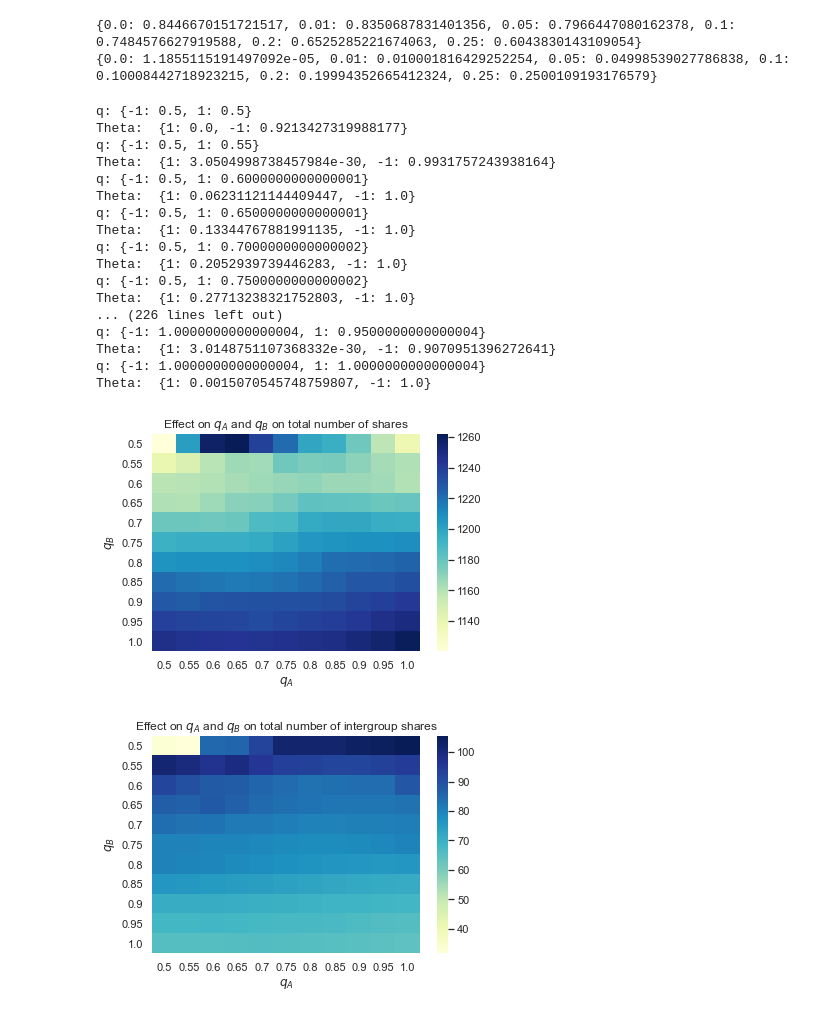
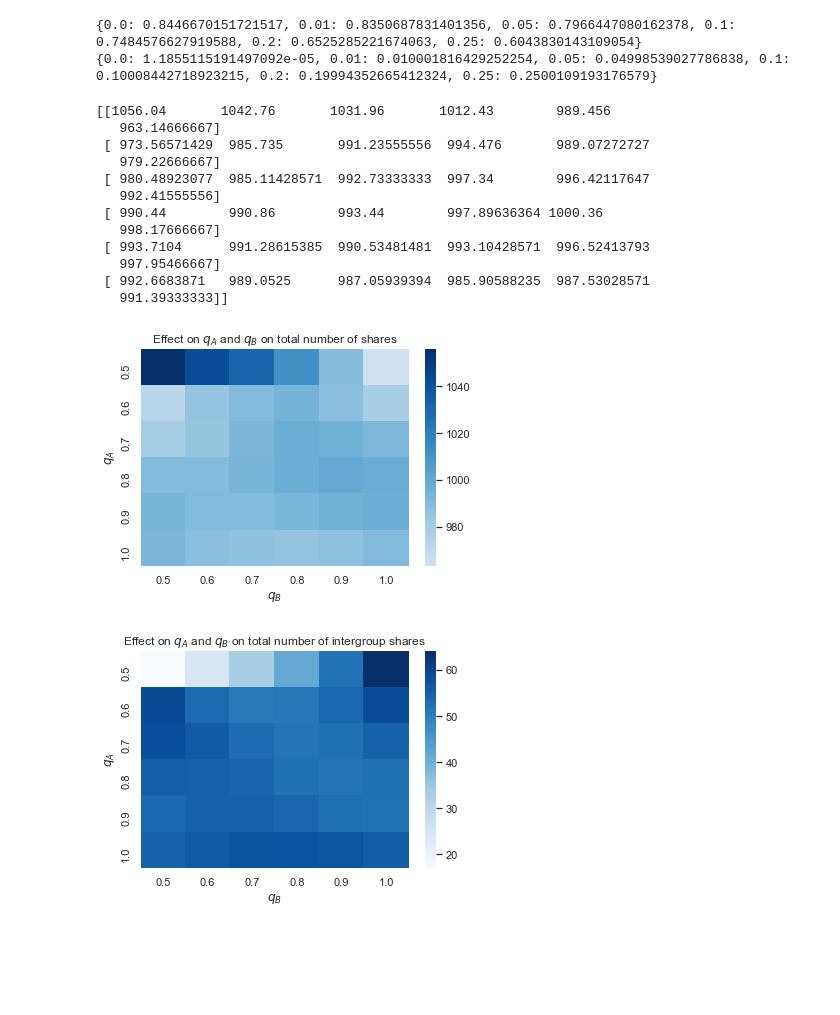
Before and after one commit to jfinocchiaro/long-term-fair-mdps, a Jupyter notebook: political-influence/analysis.ipynb, the cells around one changed output. Drawn from its saved outputs; the diff is of its cells as text; code cells hidden in the pictures; blank space fills up the shorter version.

Commit message:
Pickling heatmap data and generating figures

```diff
--- a/political-influence/analysis.ipynb
+++ b/political-influence/analysis.ipynb
@@ -340,9 +340,10 @@ print(theta_B)
 # %%
 import numpy as np
 import seaborn as sns
+import pickle as pkl
 
 #heatmap varying q_A and q_B
-num_trials = 20
+num_trials = 25
 M = 10000
 pi= {-1: 0.5, 1: 0.5}
 
@@ -353,15 +354,11 @@ v = {( 1,  1):   2000.,
      (-1,  1):   500.,
      ( 1, -1):   500.,
      (-1, -1):   2000. }
-#beta_dist = {(1,1) : (0.9541492709534125, 1.345006644515015),
-#                    (-1,1) : (0.1822515775580026, 2.7574965182522644),
-#                    (1,-1) : (0.09576097403924465, 3.09136619146736),
-#                    (-1,-1): (0.8828729918440646, 1.6247070146941363)}
 
-beta_dist = {(1,1) : (1., 1.),
-                    (-1,1) : (1., 1.),
-                    (1,-1) : (1., 1.),
-                    (-1,-1): (1., 1.)}
+beta_dist = {(1,1) : (1., 9.),
+                    (-1,1) : (1., 29.),
+                    (1,-1) : (1., 29.),
+                    (-1,-1): (1., 9.)}
 
 P = {}
 for a in [-1,1]:
@@ -378,53 +375,55 @@ data = np.zeros((n,n))
 ig_data = np.zeros((n,n))
 
 
+
+
 for k,q_A in enumerate(np.arange(0.5, 1.01, step=st)):
     for j,q_B in enumerate(np.arange(0.5, 1.01, step=st)):
         q = {-1: q_A, 1: q_B}
-        print('q: ' + str(q))
+        #print('q: ' + str(q))
         theta_fair = platform_opt.opt_constrained(pi, q, T, epsilon,c,v,beta_dist, exposure_e=0.0)
-        print('Theta:  ' + str(theta_fair))
+        #print('Theta:  ' + str(theta_fair))
         for i in range(num_trials):
             players_in_model_fair, shown_d_fair, click_d_fair, share_d_fair = sims.runModel(theta_fair, T, pi, M, P, beta_dist, v,c,q)
             share_list.append(sum([share_d_fair[key] for key in share_d_fair.keys()]))
             ig_share_list.append(sum([share_d_fair[key] for key in share_d_fair.keys() if key[0] == -key[1]]))
 
+        #print('q_A: ' + str(q_A) + '\t q_B: ' + str(q_B) + '\t val' + str(np.mean(share_list)))
+
         data[k,j] = np.mean(share_list)
         ig_data[k,j] = np.mean(ig_share_list)
-# %% [output]
-q: {-1: 0.5, 1: 0.5}
-Theta:  {1: 0.0, -1: 0.9213427319988177}
-q: {-1: 0.5, 1: 0.55}
-Theta:  {1: 3.0504998738457984e-30, -1: 0.9931757243938164}
-q: {-1: 0.5, 1: 0.6000000000000001}
-Theta:  {1: 0.06231121144409447, -1: 1.0}
-q: {-1: 0.5, 1: 0.6500000000000001}
-Theta:  {1: 0.13344767881991135, -1: 1.0}
-q: {-1: 0.5, 1: 0.7000000000000002}
-Theta:  {1: 0.2052939739446283, -1: 1.0}
-q: {-1: 0.5, 1: 0.7500000000000002}
-Theta:  {1: 0.27713238321752803, -1: 1.0}
-... (226 lines left out)
-q: {-1: 1.0000000000000004, 1: 0.9500000000000004}
-Theta:  {1: 3.0148751107368332e-30, -1: 0.9070951396272641}
-q: {-1: 1.0000000000000004, 1: 1.0000000000000004}
-Theta:  {1: 0.0015070545748759807, -1: 1.0}
 # %%
 #fig, (ax1,ax2) = plt.subplots(1,2)
 sns.set()
-ax = sns.heatmap(data,cmap="YlGnBu", xticklabels=[np.round(x,2) for x in np.arange(0.5, 1.01, step=st)], yticklabels=[np.round(x,2) for x in np.arange(0.5, 1.01, step=st)])
+print(data)
+ax = sns.heatmap(data,cmap="Blues", center=data[2,3], xticklabels=[np.round(x,2) for x in np.arange(0.5, 1.01, step=st)], yticklabels=[np.round(x,2) for x in np.arange(0.5, 1.01, step=st)])
+
 plt.title("Effect on $q_A$ and $q_B$ on total number of shares")
-plt.xlabel("$q_A$")
-plt.ylabel("$q_B$")
+plt.xlabel("$q_B$")
+plt.ylabel("$q_A$")
+plt.savefig('figures/heatmap_homophily.png')
 plt.show()
 
 
 sns.set()
-ax = sns.heatmap(ig_data,cmap="YlGnBu", xticklabels=[np.round(x,2) for x in np.arange(0.5, 1.01, step=st)], yticklabels=[np.round(x,2) for x in np.arange(0.5, 1.01, step=st)])
+ax = sns.heatmap(ig_data,cmap="Blues", xticklabels=[np.round(x,2) for x in np.arange(0.5, 1.01, step=st)], yticklabels=[np.round(x,2) for x in np.arange(0.5, 1.01, step=st)])
 plt.title("Effect on $q_A$ and $q_B$ on total number of intergroup shares")
-plt.xlabel("$q_A$")
-plt.ylabel("$q_B$")
+plt.xlabel("$q_B$")
+plt.ylabel("$q_A$")
+plt.savefig('figures/heatmap_homophily_intergroup.png')
 plt.show()
 # %% [output]
+[[1056.04       1042.76       1031.96       1012.43        989.456
+   963.14666667]
+ [ 973.56571429  985.735       991.23555556  994.476       989.07272727
+   979.22666667]
+ [ 980.48923077  985.11428571  992.73333333  997.34        996.42117647
+   992.41555556]
+ [ 990.44        990.86        993.44        997.89636364 1000.36
+   998.17666667]
+ [ 993.7104      991.28615385  990.53481481  993.10428571  996.52413793
+   997.95466667]
+ [ 992.6683871   989.0525      987.05939394  985.90588235  987.53028571
+   991.39333333]]
-[figure, old version]
+[figure, new version]
-[figure, old version]
+[figure, new version]
```
Also changed, not shown: parts of 4 cells of this notebook, 8 other files.
